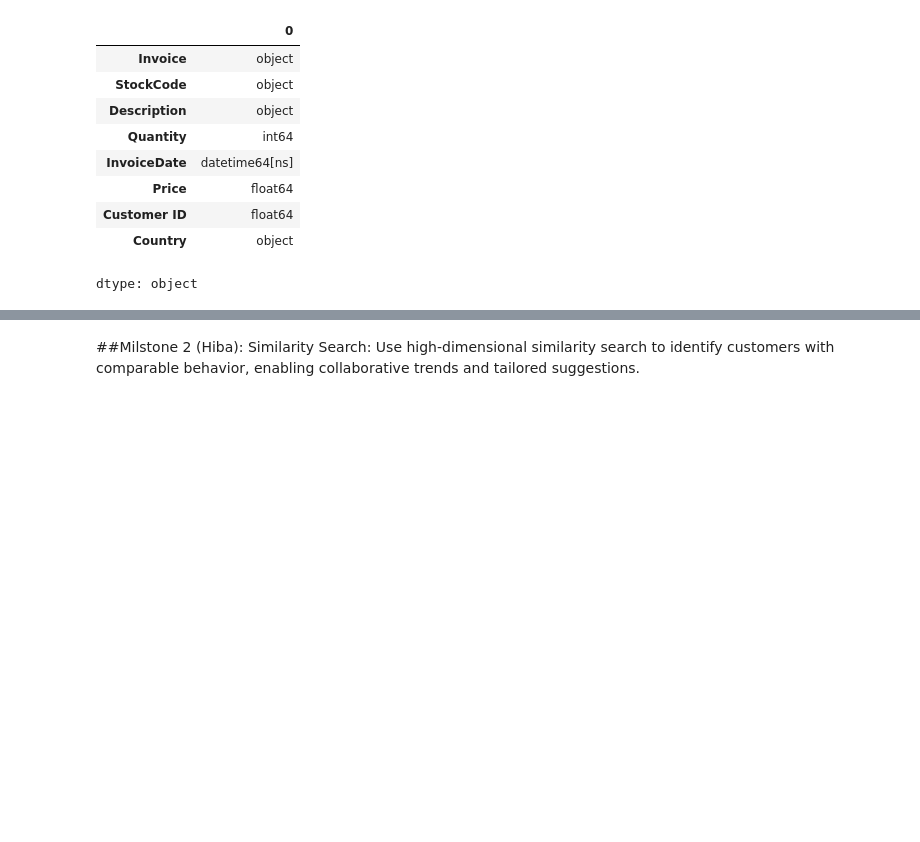
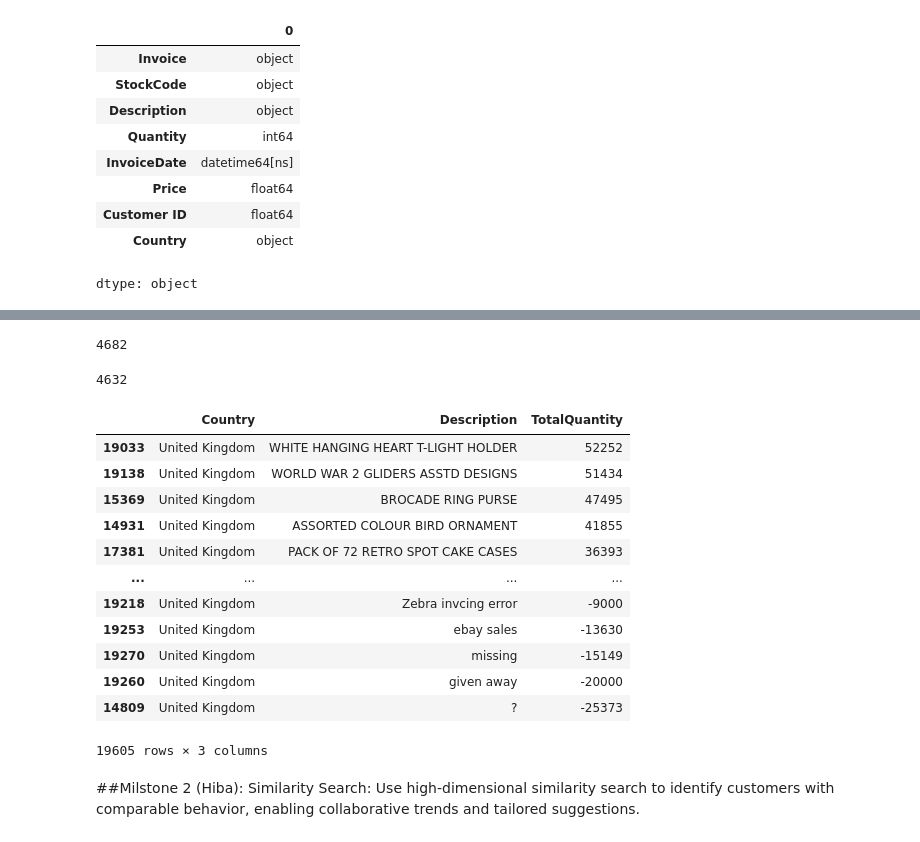
Before and after one commit to Nourshaolin/Real-Time-Retail-Analytics-and-Product-Recommender, a Jupyter notebook: RealTime_Retail_Analytics_and_Product_Recommender.ipynb, the cells around one changed output, grey strips where cells are left out. Drawn from its saved outputs; the diff is of its cells as text; code cells hidden in the pictures; blank space fills up the shorter version.

```diff
--- a/RealTime_Retail_Analytics_and_Product_Recommender.ipynb
+++ b/RealTime_Retail_Analytics_and_Product_Recommender.ipynb
@@ -56,6 +53,6 @@ Dataset URL: https://www.kaggle.com/datasets/lakshmi25npathi/online-retail-datas
 # %%
 # Convert the downloaded dataset into a dataframe
 file = 'online-retail-dataset/online_retail_II.xlsx'
-dataframe = pd.read_excel(file)
+df = pd.read_excel(file)
 # %%
 # Pandas dataframe loaded successfully
@@ -116,3 +131,28 @@ dataframe.shape
+# %%
+len(df["Description"].unique())
+# %% [output]
+4682
+# %%
+len(df["StockCode"].unique())
+# %% [output]
+4632
+# %%
+#Total quantity
+df.groupby(["Country", "Description"])["Quantity"].sum().reset_index(name="TotalQuantity").sort_values(by="TotalQuantity", ascending=False)
+# %% [output]
+|  | Country | Description | TotalQuantity |
+| 19033 | United Kingdom | WHITE HANGING HEART T-LIGHT HOLDER | 52252 |
+| 19138 | United Kingdom | WORLD WAR 2 GLIDERS ASSTD DESIGNS | 51434 |
+| 15369 | United Kingdom | BROCADE RING PURSE | 47495 |
+| 14931 | United Kingdom | ASSORTED COLOUR BIRD ORNAMENT | 41855 |
+| 17381 | United Kingdom | PACK OF 72 RETRO SPOT CAKE CASES | 36393 |
+| ... | ... | ... | ... |
+| 19218 | United Kingdom | Zebra invcing error | -9000 |
+| 19253 | United Kingdom | ebay sales | -13630 |
+| 19270 | United Kingdom | missing | -15149 |
+| 19260 | United Kingdom | given away | -20000 |
+| 14809 | United Kingdom | ? | -25373 |
+19605 rows × 3 columns
 # %% [markdown]
 ##Milstone 2 (Hiba):
 Similarity Search: Use high-dimensional similarity search to identify
```
Also changed, not shown: parts of 7 cells of this notebook.
